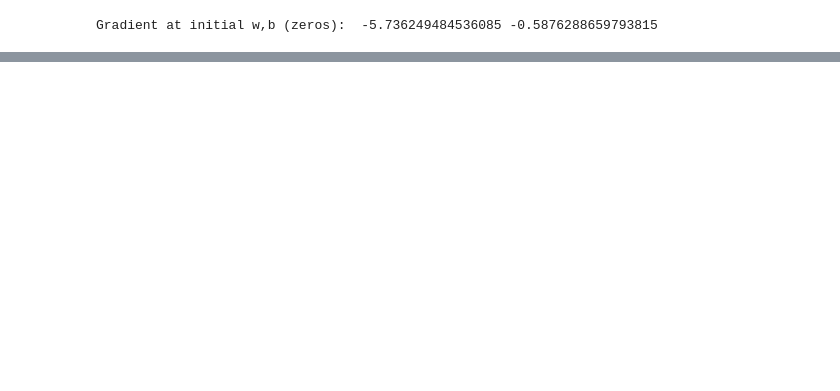
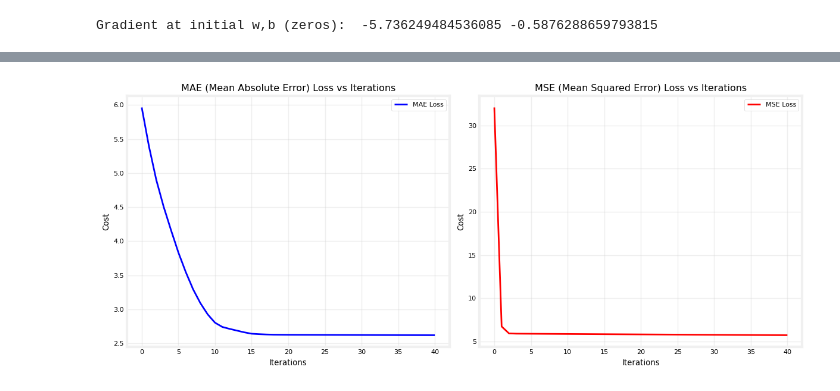
Before and after one commit to this-is-geek-sassy/Learning, a Jupyter notebook: Supervised_learning_A_Ng/Assignment_1/linear_regression_remake.ipynb, the cells around one changed output, grey strips where cells are left out. Drawn from its saved outputs; the diff is of its cells as text; code cells hidden in the pictures; blank space fills up the shorter version.

```diff
--- a/Supervised_learning_A_Ng/Assignment_1/linear_regression_remake.ipynb
+++ b/Supervised_learning_A_Ng/Assignment_1/linear_regression_remake.ipynb
@@ -241,0 +289,20 @@ For population = 70,000, we predict a profit of $44534.93
+# %%
+# Train models with both MAE and MSE
+print("Training with MAE (Mean Absolute Error)...")
+mae_model = model()
+alpha = 0.01
+iterations = 40
+
+mae_model, mae_J_history, mae_w_history = gradient_descent(
+    x_train, y_train, mae_model, compute_cost, compute_gradient, alpha, iterations
+)
+
+print("\nTraining with MSE (Mean Squared Error)...")
+mse_model = model()
+
+mse_model, mse_J_history, mse_w_history = gradient_descent(
+    x_train, y_train, mse_model, compute_cost_mse, compute_gradient_mse, alpha, iterations
+)
+
+print(f"\nFinal MAE model: w={mae_model.w:.4f}, b={mae_model.b:.4f}")
+print(f"Final MSE model: w={mse_model.w:.4f}, b={mse_model.b:.4f}")
@@ -241,0 +327,26 @@ For population = 70,000, we predict a profit of $44534.93
+# %%
+# Plot loss curves for both MAE and MSE
+plt.figure(figsize=(12, 5))
+
+# Plot MAE loss curve
+plt.subplot(1, 2, 1)
+plt.plot(mae_J_history, 'b-', linewidth=2, label='MAE Loss')
+plt.title('MAE (Mean Absolute Error) Loss vs Iterations')
+plt.xlabel('Iterations')
+plt.ylabel('Cost')
+plt.grid(True, alpha=0.3)
+plt.legend()
+
+# Plot MSE loss curve
+plt.subplot(1, 2, 2)
+plt.plot(mse_J_history, 'r-', linewidth=2, label='MSE Loss')
+plt.title('MSE (Mean Squared Error) Loss vs Iterations')
+plt.xlabel('Iterations')
+plt.ylabel('Cost')
+plt.grid(True, alpha=0.3)
+plt.legend()
+
+plt.tight_layout()
+plt.show()
+# %% [output]
+[figure, added]
```
Also changed, not shown: parts of 13 cells of this notebook, 3 other files.
